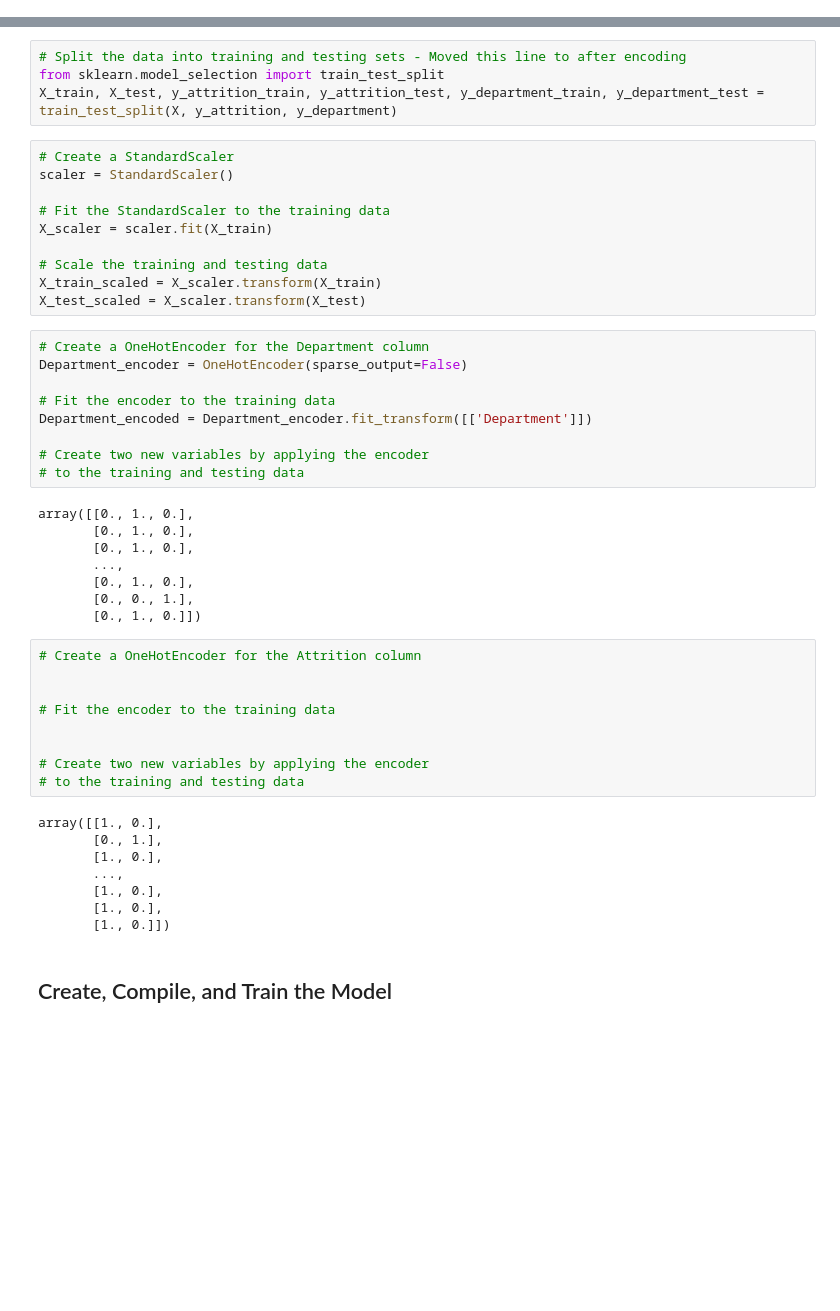
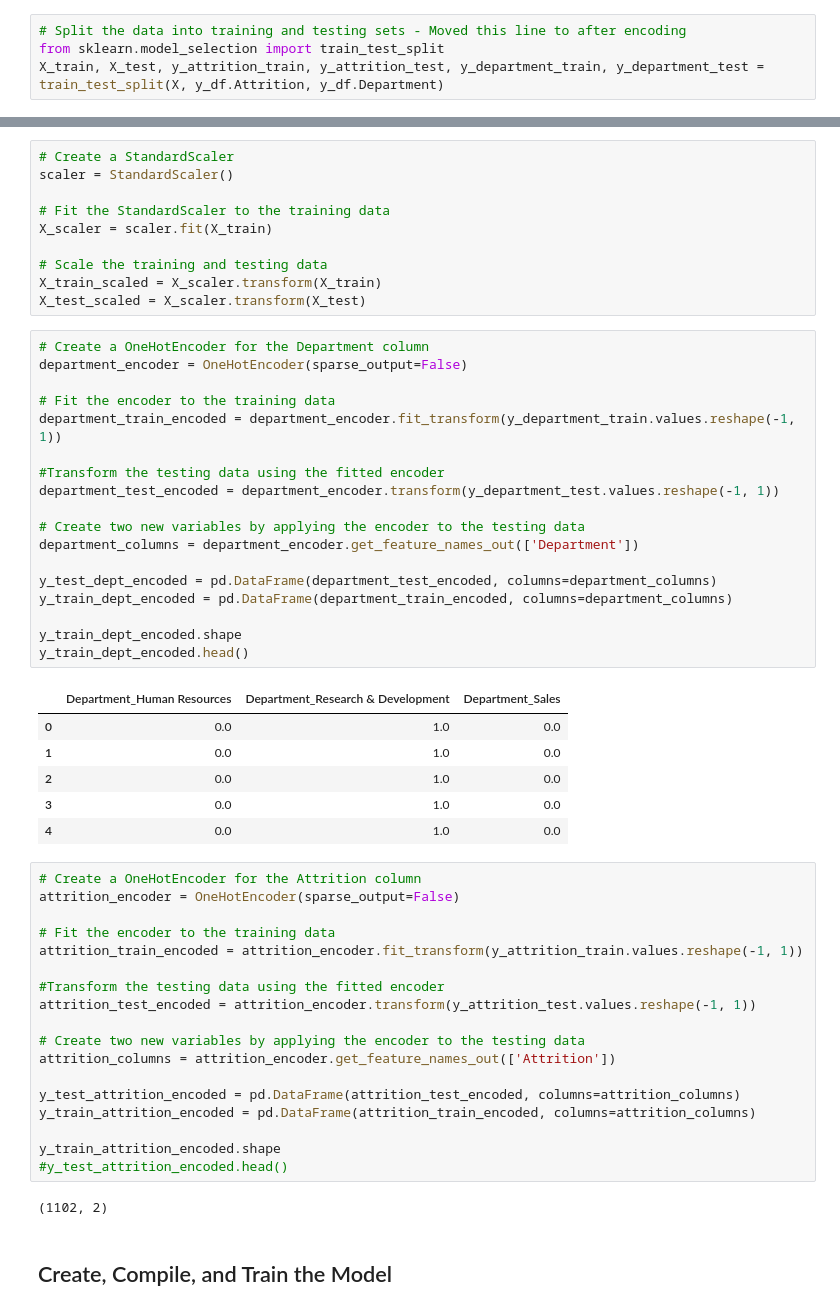
Before and after one commit to jstipe1/neural-network-challenge-2, a Jupyter notebook: attrition.ipynb, the cells around one changed output, grey strips where cells are left out. Drawn from its saved outputs; the diff is of its cells as text; blank space fills up the shorter version.

```diff
--- a/attrition.ipynb
+++ b/attrition.ipynb
@@ -96,6 +113,10 @@ X.head()
 | 2 | 2 | 37 | 2 | 3 | 0 | 3 | ... |
 | 3 | 4 | 33 | 3 | 3 | 0 | 3 | ... |
 | 4 | 1 | 27 | 2 | 2 | 1 | 3 | ... |
+# %%
+# Split the data into training and testing sets - Moved this line to after encoding
+from sklearn.model_selection import train_test_split
+X_train, X_test, y_attrition_train, y_attrition_test, y_department_train, y_department_test = train_test_split(X, y_df.Attrition, y_df.Department)
 # %%
 X.dtypes
 # %% [output]
@@ -113,8 +136,4 @@ OverTime_Yes               float64
 dtype: object
-# %%
-# Split the data into training and testing sets - Moved this line to after encoding
-from sklearn.model_selection import train_test_split
-X_train, X_test, y_attrition_train, y_attrition_test, y_department_train, y_department_test = train_test_split(X, y_attrition, y_department)
 # %%
 # Create a StandardScaler
 scaler = StandardScaler()
@@ -127,38 +146,49 @@ X_train_scaled = X_scaler.transform(X_train)
 X_test_scaled = X_scaler.transform(X_test)
 # %%
 # Create a OneHotEncoder for the Department column
-Department_encoder = OneHotEncoder(sparse_output=False)
+department_encoder = OneHotEncoder(sparse_output=False)
 
 # Fit the encoder to the training data
-Department_encoded = Department_encoder.fit_transform([['Department']])
+department_train_encoded = department_encoder.fit_transform(y_department_train.values.reshape(-1, 1))
 
-# Create two new variables by applying the encoder
-# to the training and testing data
+#Transform the testing data using the fitted encoder
+department_test_encoded = department_encoder.transform(y_department_test.values.reshape(-1, 1))
+
+# Create two new variables by applying the encoder to the testing data
+department_columns = department_encoder.get_feature_names_out(['Department'])
+
+y_test_dept_encoded = pd.DataFrame(department_test_encoded, columns=department_columns)
+y_train_dept_encoded = pd.DataFrame(department_train_encoded, columns=department_columns)
+
+y_train_dept_encoded.shape
+y_train_dept_encoded.head()
 # %% [output]
-array([[0., 1., 0.],
-       [0., 1., 0.],
-       [0., 1., 0.],
-       ...,
-       [0., 1., 0.],
-       [0., 0., 1.],
-       [0., 1., 0.]])
+|  | Department_Human Resources | Department_Research & Development | Department_Sales |
+| 0 | 0.0 | 1.0 | 0.0 |
+| 1 | 0.0 | 1.0 | 0.0 |
+| 2 | 0.0 | 1.0 | 0.0 |
+| 3 | 0.0 | 1.0 | 0.0 |
+| 4 | 0.0 | 1.0 | 0.0 |
 # %%
 # Create a OneHotEncoder for the Attrition column
-
+attrition_encoder = OneHotEncoder(sparse_output=False)
 
 # Fit the encoder to the training data
+attrition_train_encoded = attrition_encoder.fit_transform(y_attrition_train.values.reshape(-1, 1))
 
+#Transform the testing data using the fitted encoder
+attrition_test_encoded = attrition_encoder.transform(y_attrition_test.values.reshape(-1, 1))
 
-# Create two new variables by applying the encoder
-# to the training and testing data
+# Create two new variables by applying the encoder to the testing data
+attrition_columns = attrition_encoder.get_feature_names_out(['Attrition'])
+
+y_test_attrition_encoded = pd.DataFrame(attrition_test_encoded, columns=attrition_columns)
+y_train_attrition_encoded = pd.DataFrame(attrition_train_encoded, columns=attrition_columns)
+
+y_train_attrition_encoded.shape
+#y_test_attrition_encoded.head()
 # %% [output]
-array([[1., 0.],
-       [0., 1.],
-       [1., 0.],
-       ...,
-       [1., 0.],
-       [1., 0.],
-       [1., 0.]])
+(1102, 2)
 # %% [markdown]
 ## Create, Compile, and Train the Model
 # %%
```
Also changed, not shown: parts of 17 cells of this notebook.
